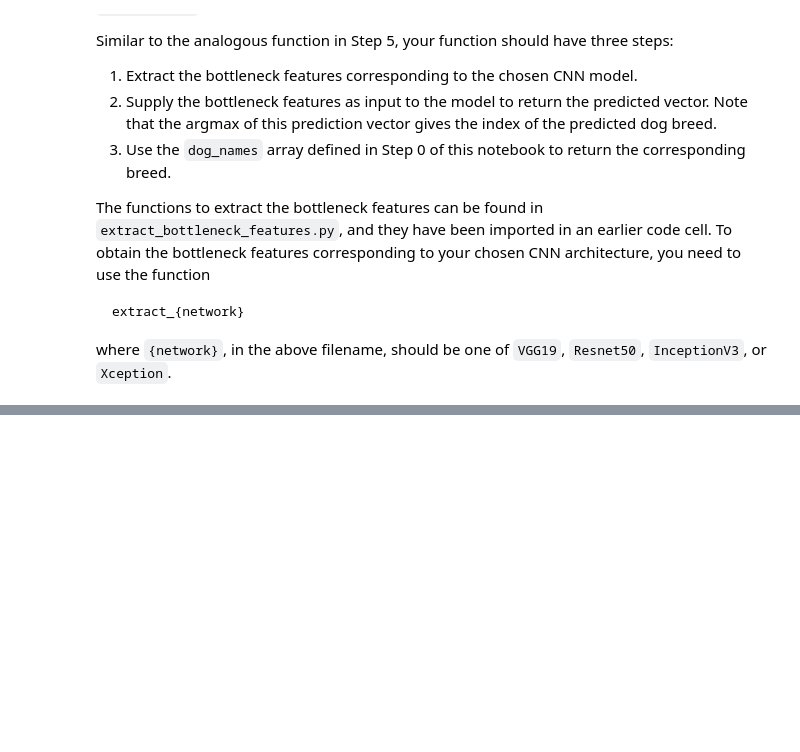
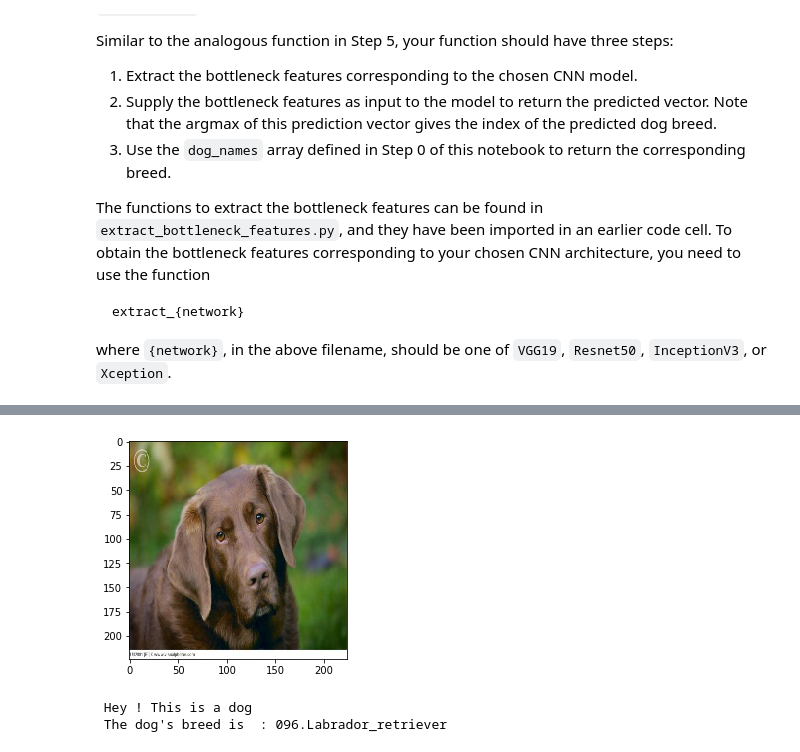
Before and after one commit to henryji96/Machine_Learning_Projects_Udacity, a Jupyter notebook: projects/6dog_breed_recognition/dog_app.ipynb, the cells around one changed output, grey strips where cells are left out. Cells and saved outputs as stored; diff of their text form; code cells hidden in the pictures; blank space fills up the shorter version.

```diff
--- a/projects/6dog_breed_recognition/dog_app.ipynb
+++ b/projects/6dog_breed_recognition/dog_app.ipynb
@@ -461,3 +685,8 @@ In the code block below, extract the bottleneck features corresponding to the tr
     test_{network} = bottleneck_features['test']
 # %%
 ### TODO: Obtain bottleneck features from another pre-trained CNN.
+bottleneck_features = np.load('/bottleneck_features/DogResnet50Data.npz')
+#bottleneck_features = np.load('../../../datasets/bottleneck_features/DogResnet50Data.npz')
+train_Resnet50 = bottleneck_features['train']
+valid_Resnet50 = bottleneck_features['valid']
+test_Resnet50 = bottleneck_features['test']
@@ -554,0 +904,6 @@ __Answer:__
+# %%
+predicts_dog_breed('test_img/Labrador_retrieve.jpg')
+# %% [output]
+[figure, added]
+ Hey ! This is a dog
+ The dog's breed is  : 096.Labrador_retriever
```
Also changed, not shown: parts of 48 cells of this notebook, 15 other files.
